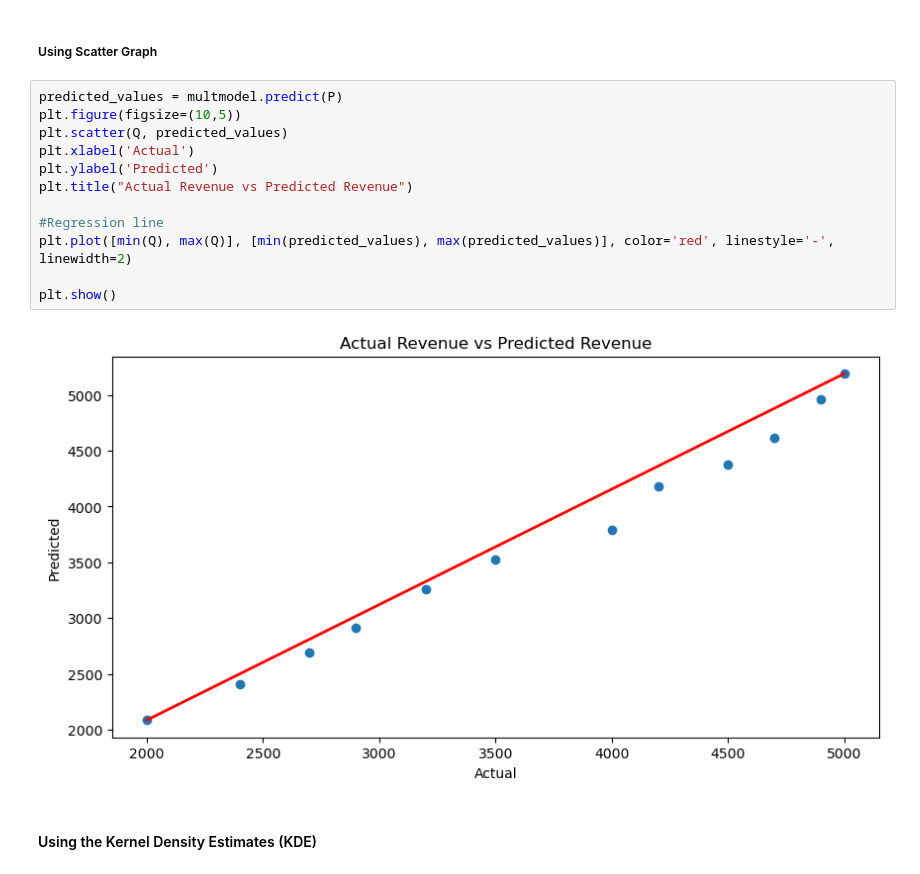
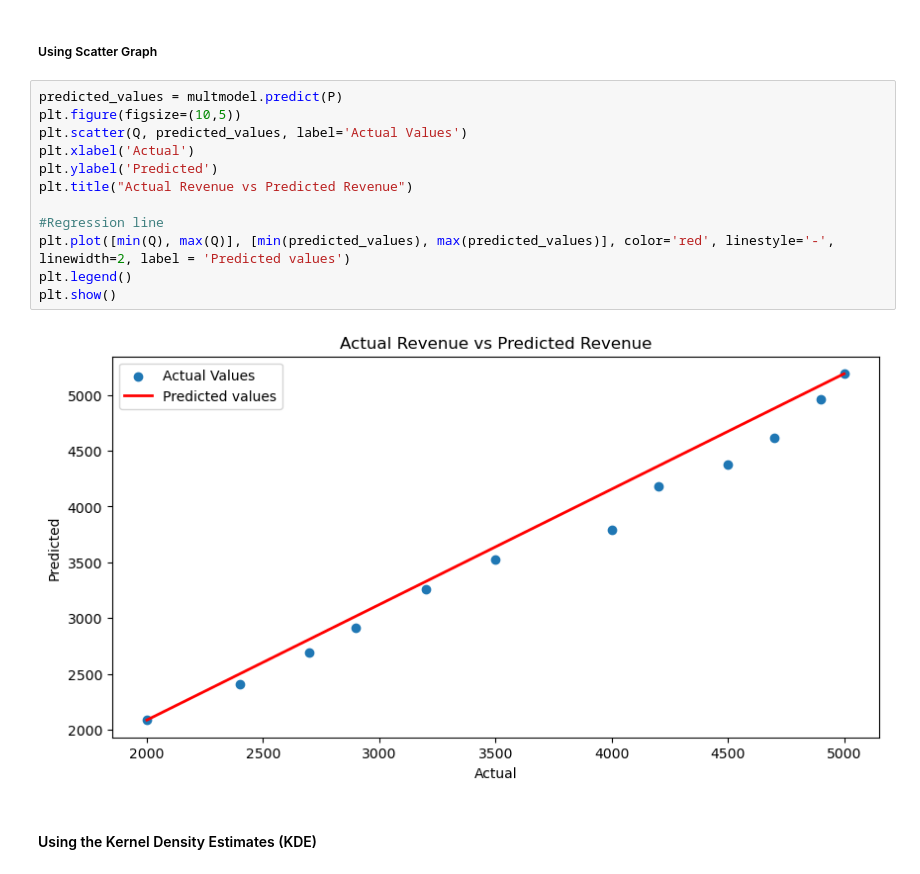
Before and after one commit to EdrisNat/Simulation, a Jupyter notebook: CAT1(151-371) Liberty Sales.ipynb, the cells around one changed output. Cells and saved outputs as stored; diff of their text form.

```diff
--- a/CAT1(151-371) Liberty Sales.ipynb
+++ b/CAT1(151-371) Liberty Sales.ipynb
@@ -159,17 +164,17 @@ LinearRegression()
 # %%
 predicted_values = multmodel.predict(P)
 plt.figure(figsize=(10,5))
-plt.scatter(Q, predicted_values)
+plt.scatter(Q, predicted_values, label='Actual Values')
 plt.xlabel('Actual')
 plt.ylabel('Predicted')
 plt.title("Actual Revenue vs Predicted Revenue")
 
 #Regression line
-plt.plot([min(Q), max(Q)], [min(predicted_values), max(predicted_values)], color='red', linestyle='-', linewidth=2)
-
+plt.plot([min(Q), max(Q)], [min(predicted_values), max(predicted_values)], color='red', linestyle='-', linewidth=2, label = 'Predicted values')
+plt.legend()
 plt.show()
 # %% [output]
-[figure, old version]
+[figure, new version]
 # %% [markdown]
 #### Using the Kernel Density Estimates (KDE)
 # %%
```
Also changed, not shown: parts of 9 cells of this notebook.
